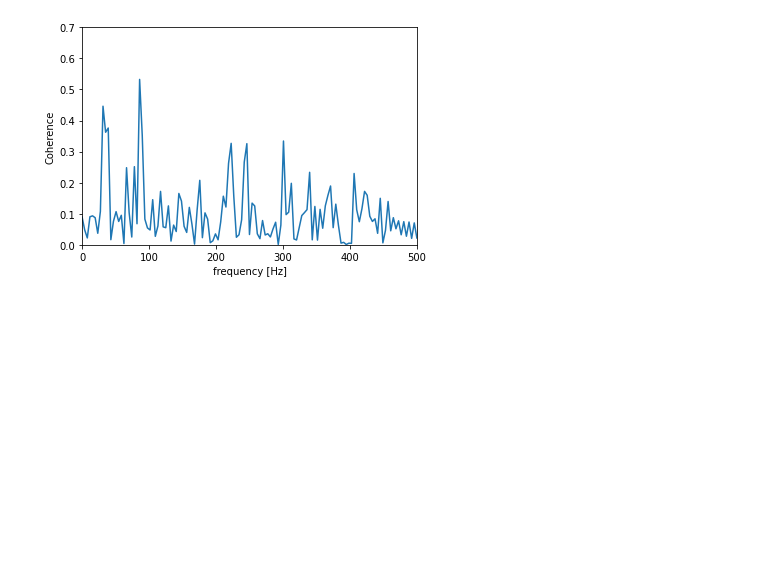
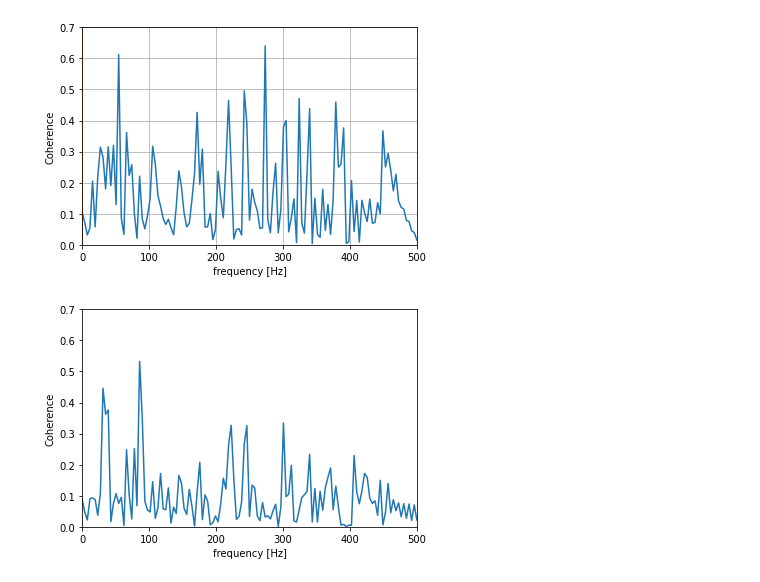
Before and after one commit to letitiayhho/talker_change_data_processing, a Jupyter notebook: 7_coherence/src/test_coherence.ipynb, the cells around one changed output. Cells and saved outputs as stored; diff of their text form; code cells hidden in the pictures; blank space fills up the shorter version.

Commit message:
Test coherence with both matplotlib and scipy

```diff
--- a/7_coherence/src/test_coherence.ipynb
+++ b/7_coherence/src/test_coherence.ipynb
@@ -17,4 +17,15 @@ stim = wavfile.read('0_set_up_and_raw_data/data/stim/low_pass_400/churchbells_f.
 n_samples = round(len(stim)/44.1)
 stim = signal.resample(stim, n_samples)
 stim = np.pad(stim, (0, 1600-len(stim)), 'constant')
+# %%
+# Coherence with matplotlib
+f, Cxy = plt.cohere(stim, eeg, Fs=1000)
+plt.plot(f, Cxy)
+plt.xlabel('frequency [Hz]')
+plt.ylabel('Coherence')
+plt.ylim((0,0.7))
+plt.xlim((0,500))
+plt.show()
+# %% [output]
+[figure, added]
 # %%
```
Also changed, not shown: parts of 3 cells of this notebook.
